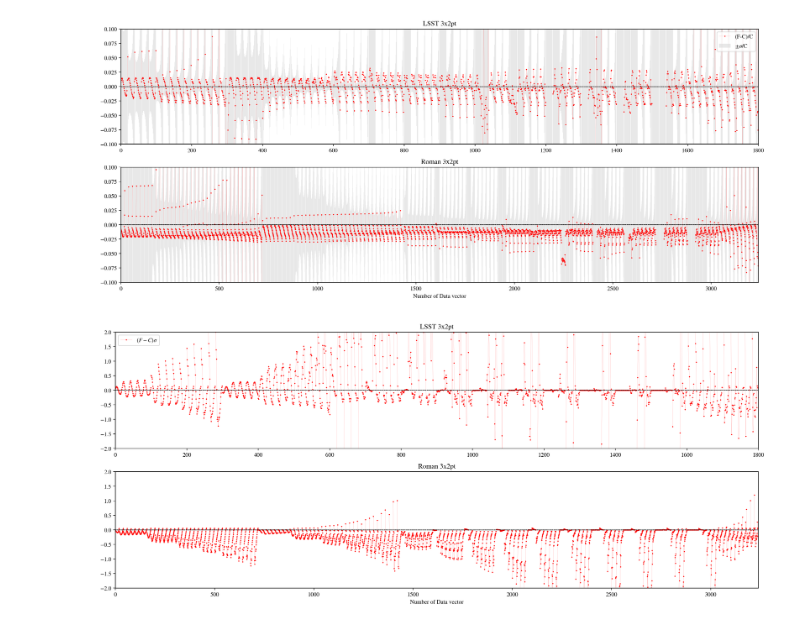
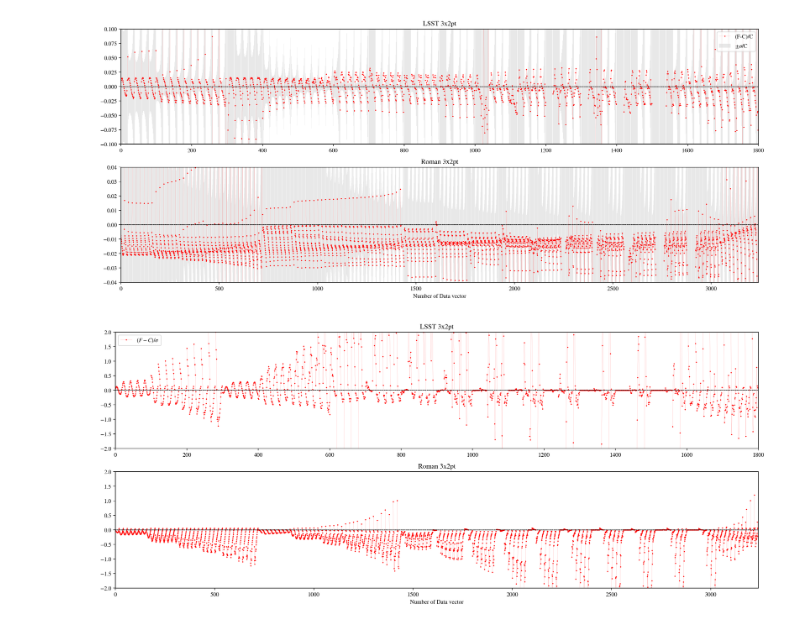
Before and after one commit to junzhou502/Approx-Impact-Roman-LSST, a Jupyter notebook: code_comparison/plot.ipynb, the cells around one changed output. Drawn from its saved outputs; the diff is of its cells as text; code cells hidden in the pictures.

```diff
--- a/code_comparison/plot.ipynb
+++ b/code_comparison/plot.ipynb
@@ -126,35 +126,35 @@ cnt = 0
 
 #start loop
 for i in range(nsrcs):
     for j in range(i, nsrcs):
         l,r = int(cnt*ntheta),int((cnt+1)*ntheta)
         plot_assemble(ax[1], cnt, probe=r'$\xi^+$', combo=f'{i}x{j}')
         cnt+=1
 for i in range(nsrcs):
     for j in range(i, nsrcs):
         l,r = int(cnt*ntheta),int((cnt+1)*ntheta)
         plot_assemble(ax[1], cnt, probe=r'$\xi^-$', combo=f'{i}x{j}')
         cnt+=1
 for i in range(nlens):
     for j in range(nsrcs):
         l,r = int(cnt*ntheta),int((cnt+1)*ntheta)
         plot_assemble(ax[1], cnt, probe=r'$\gamma t$', combo=f'{i}x{j}')
         cnt+=1
 for i in range(nlens):
     l,r = int(cnt*ntheta),int((cnt+1)*ntheta)
     plot_assemble(ax[1], cnt, probe=r'$W(\theta)$', combo=f'{i}x{i}')
     cnt+=1
 
 #general settings for plot
 ax[1].set_xlabel('Number of Data vector')
 ax[1].set_title('Roman 3x2pt')
-ax[1].set_ylim(-0.10, 0.10)
+ax[1].set_ylim(-0.04, 0.04)
 ax[1].set_xlim(0, cnt*ntheta)
 
 #plt.savefig('data_vector_comparison.jpg',dpi=300)
 plt.show()
 # %% [output]
-[figure, old version]
+[figure, new version]
 # %%
 import matplotlib.pyplot as plt
 
```
Also changed, not shown: parts of 2 cells of this notebook, 1 other file.
